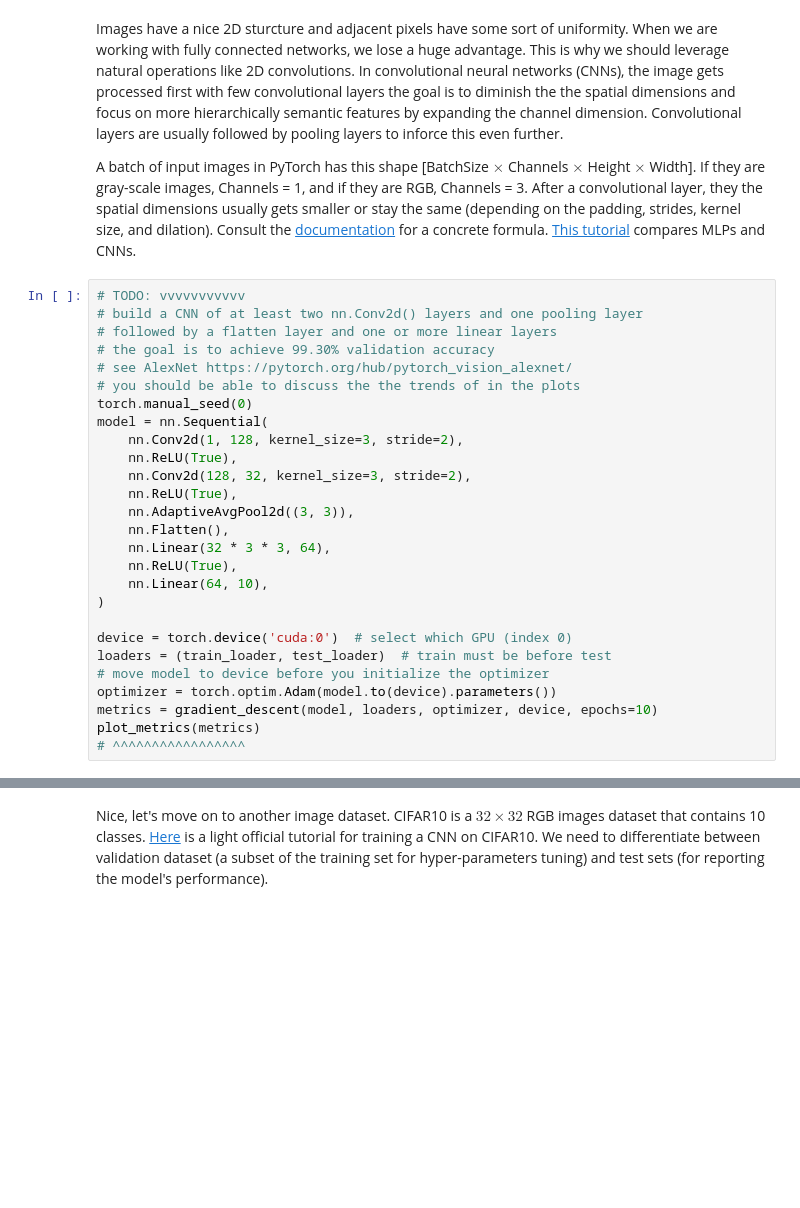
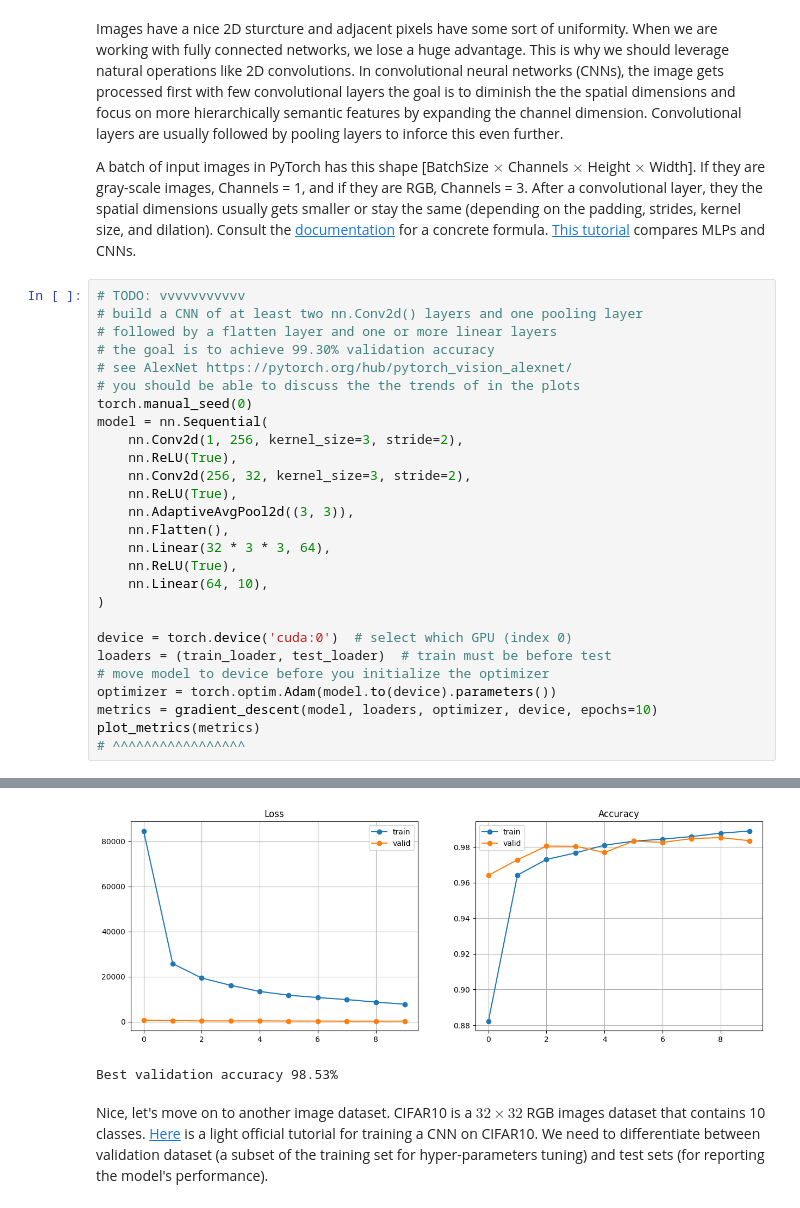
Before and after one commit to ReemAlsharabi/KAUST-Academy, a Jupyter notebook: summer-program/week5/CV/Day1/Day1_ComputerVision_parts_1_and_2.ipynb, the cells around one changed output, grey strips where cells are left out. Saved outputs shown, nothing was run; the diff lists cells and outputs as text; blank space fills up the shorter version.

```diff
--- a/summer-program/week5/CV/Day1/Day1_ComputerVision_parts_1_and_2.ipynb
+++ b/summer-program/week5/CV/Day1/Day1_ComputerVision_parts_1_and_2.ipynb
@@ -748,9 +843,9 @@ A batch of input images in PyTorch has this shape [BatchSize $\times$ Channels $
 # you should be able to discuss the the trends of in the plots
 torch.manual_seed(0)
 model = nn.Sequential(
-    nn.Conv2d(1, 128, kernel_size=3, stride=2),
+    nn.Conv2d(1, 256, kernel_size=3, stride=2),
     nn.ReLU(True),
-    nn.Conv2d(128, 32, kernel_size=3, stride=2),
+    nn.Conv2d(256, 32, kernel_size=3, stride=2),
     nn.ReLU(True),
     nn.AdaptiveAvgPool2d((3, 3)),
     nn.Flatten(),
@@ -766,3 +861,4 @@ optimizer = torch.optim.Adam(model.to(device).parameters())
 metrics = gradient_descent(model, loaders, optimizer, device, epochs=10)
 plot_metrics(metrics)
 # ^^^^^^^^^^^^^^^^^
+# %% [output]
@@ -769,3 +875,5 @@ plot_metrics(metrics)
+[figure, added]
+Best validation accuracy 98.53%
 # %% [markdown]
 Nice, let's move on to another image dataset. CIFAR10 is a $32 \times 32$ RGB images dataset that contains 10 classes. [Here](https://pytorch.org/tutorials/beginner/blitz/cifar10_tutorial.html) is a light official tutorial for training a CNN on CIFAR10. We need to differentiate between validation dataset (a subset of the training set for hyper-parameters tuning) and test sets (for reporting the model's performance).
 # %%
```
Also changed, not shown: parts of 19 cells of this notebook.
